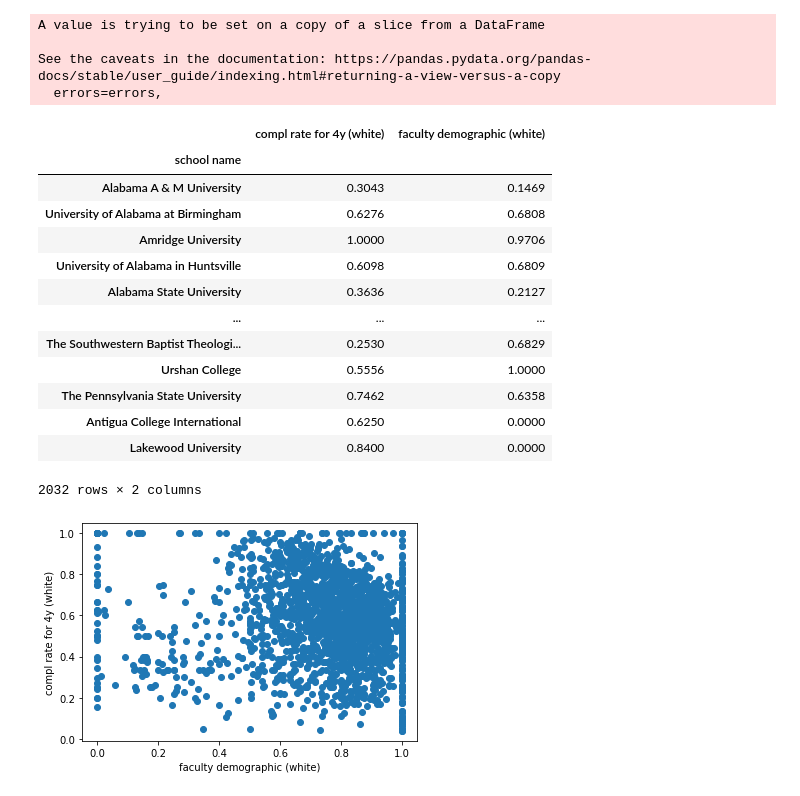
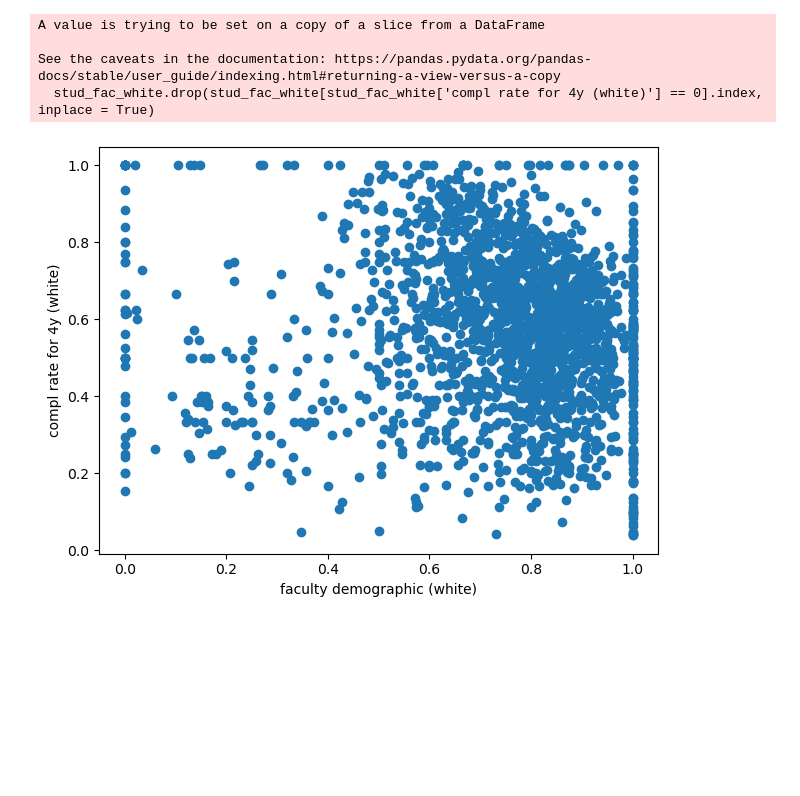
Before and after one commit to beccasolomon22/Student-Social-Analysis, a Jupyter notebook: DOE_Analysis_graphs.ipynb, the cells around one changed output. Drawn from its saved outputs; the diff is of its cells as text; code cells hidden in the pictures; blank space fills up the shorter version.

Commit message:
update analysis graphs and add graph images

```diff
--- a/DOE_Analysis_graphs.ipynb
+++ b/DOE_Analysis_graphs.ipynb
@@ -82,37 +34,22 @@ stud_fac
 # %%
 stud_fac_white = stud_fac[['compl rate for 4y (white)', 'faculty demographic (white)']]
 stud_fac_white.drop(stud_fac_white[stud_fac_white['compl rate for 4y (white)'] == 0].index, inplace = True)
-stud_fac_white
 # %% [output]
 A value is trying to be set on a copy of a slice from a DataFrame
 
 See the caveats in the documentation: https://pandas.pydata.org/pandas-docs/stable/user_guide/indexing.html#returning-a-view-versus-a-copy
-  errors=errors,
+  stud_fac_white.drop(stud_fac_white[stud_fac_white['compl rate for 4y (white)'] == 0].index, inplace = True)
-|  | compl rate for 4y (white) | faculty demographic (white) |
-| school name |  |  |
-| Alabama A & M University | 0.3043 | 0.1469 |
-| University of Alabama at Birmingham | 0.6276 | 0.6808 |
-| Amridge University | 1.0000 | 0.9706 |
-| University of Alabama in Huntsville | 0.6098 | 0.6809 |
-| Alabama State University | 0.3636 | 0.2127 |
-| ... | ... | ... |
-| The Southwestern Baptist Theologi... | 0.2530 | 0.6829 |
-| Urshan College | 0.5556 | 1.0000 |
-| The Pennsylvania State University | 0.7462 | 0.6358 |
-| Antigua College International | 0.6250 | 0.0000 |
-| Lakewood University | 0.8400 | 0.0000 |
-2032 rows × 2 columns
 # %%
 stu_info = stud_fac_white['compl rate for 4y (white)']
-# stud_fac.loc[(stud_fac["compl rate for 4y (white)"]>0) & (stud_fac["faculty demographic (white)"]>0)
 fac_info = stud_fac_white["faculty demographic (white)"]
 plt.scatter(fac_info, stu_info)
-# plt.xticks(stu_info, rotation=90)
 plt.ylabel('compl rate for 4y (white)')
 plt.xlabel('faculty demographic (white)')
+plt.tight_layout()
+plt.savefig("images/stud_fac_white.png")
 plt.show()
 # %% [output]
-[figure, old version]
+[figure, new version]
 # %%
 stud_fac_2 = stud_fac[['compl rate for 4y (2 or more races)', 'faculty demographic (2 or more race or ethnicity)']]
 stud_fac_2.drop(stud_fac_2[stud_fac_2['compl rate for 4y (2 or more races)'] == 0].index, inplace = True)
```
Also changed, not shown: parts of 24 cells of this notebook, 9 other files.
